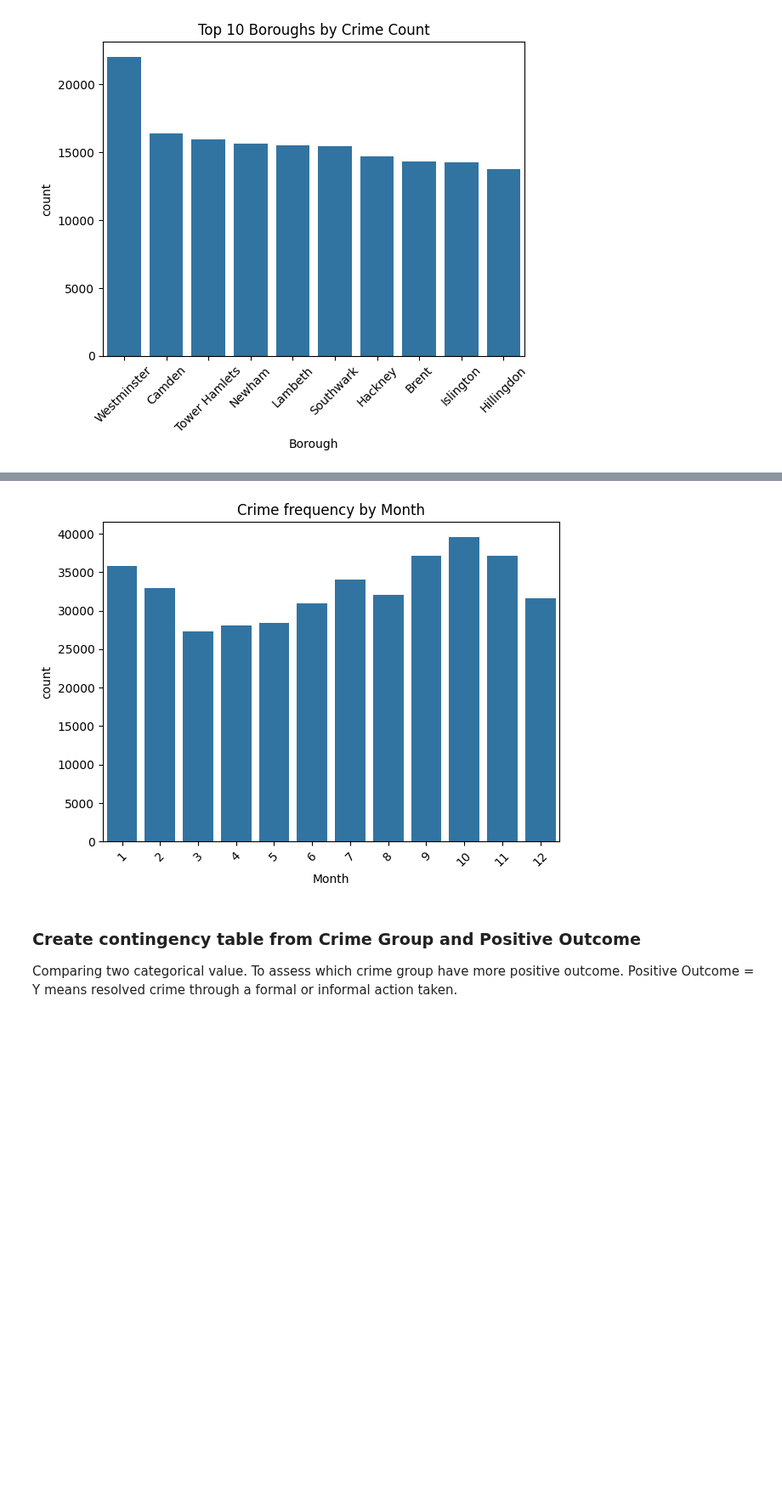
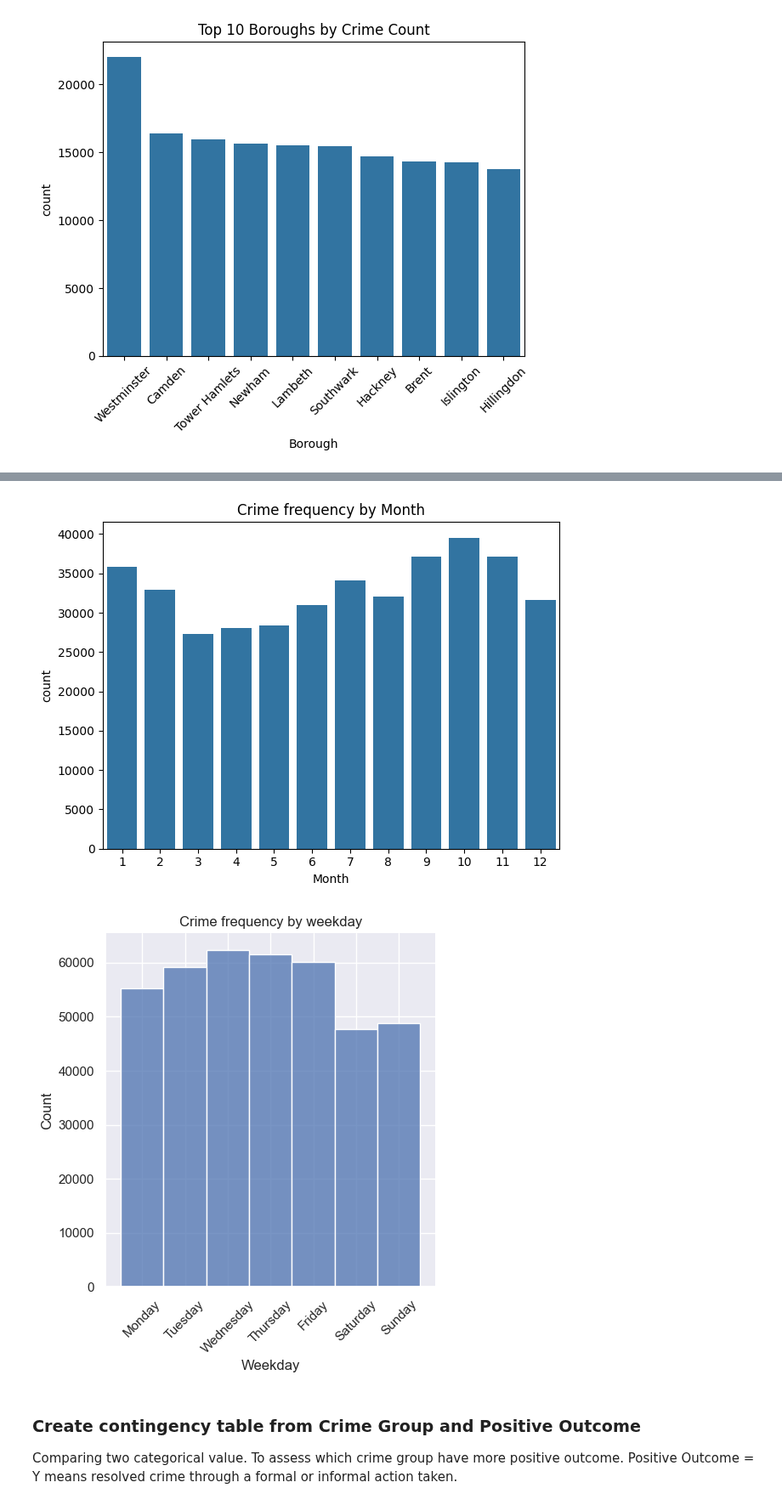
Before and after one commit to Kaori61/crime-data-analysis, a Jupyter notebook: jupyter_notebooks/exploratory_data_analysis.ipynb, the cells around one changed output, grey strips where cells are left out. Shown at 85% size. Drawn from its saved outputs; the diff is of its cells as text; code cells hidden in the pictures; blank space fills up the shorter version.

```diff
--- a/jupyter_notebooks/exploratory_data_analysis.ipynb
+++ b/jupyter_notebooks/exploratory_data_analysis.ipynb
@@ -129,11 +129,22 @@ plt.show()
 
 sns.countplot(data=df, x='Month')
 plt.title('Crime frequency by Month')
-plt.xticks(rotation=45)
 plt.tight_layout()
 plt.show()
 # %% [output]
-[figure, old version]
+[figure, new version]
+# %%
+#sort Weekday in order
+df['Weekday'] = pd.Categorical(df['Weekday'],
+                               categories=['Monday','Tuesday','Wednesday','Thursday','Friday','Saturday','Sunday'],
+                               ordered=True)
+# histgram for weekday
+sns.displot(data=df, x="Weekday")
+plt.title('Crime frequency by weekday')
+plt.xticks(rotation=45)
+plt.show()
+# %% [output]
+[figure, added]
 # %% [markdown]
 ### Create contingency table from Crime Group and Positive Outcome
 
```
Also changed, not shown: parts of 2 cells of this notebook.
